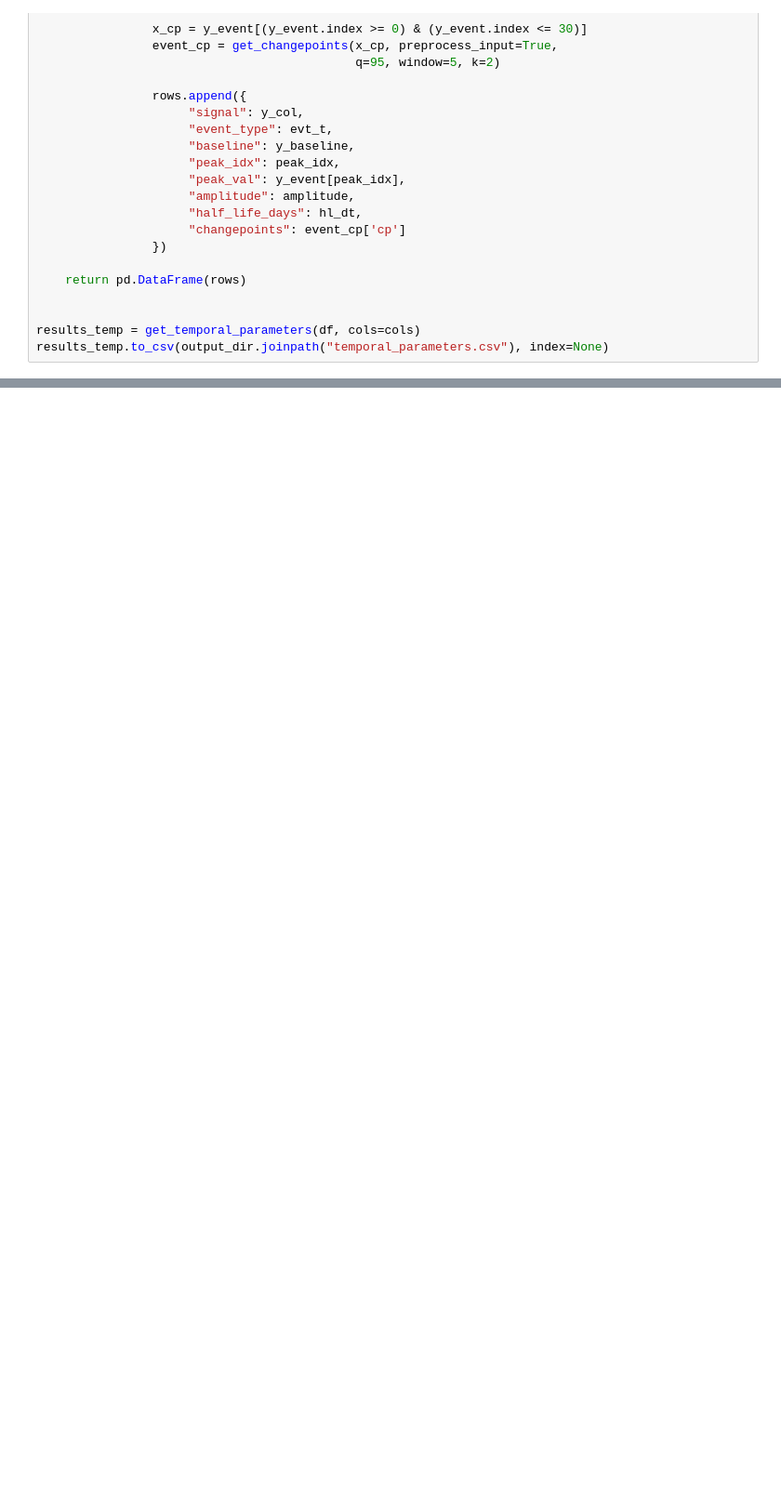
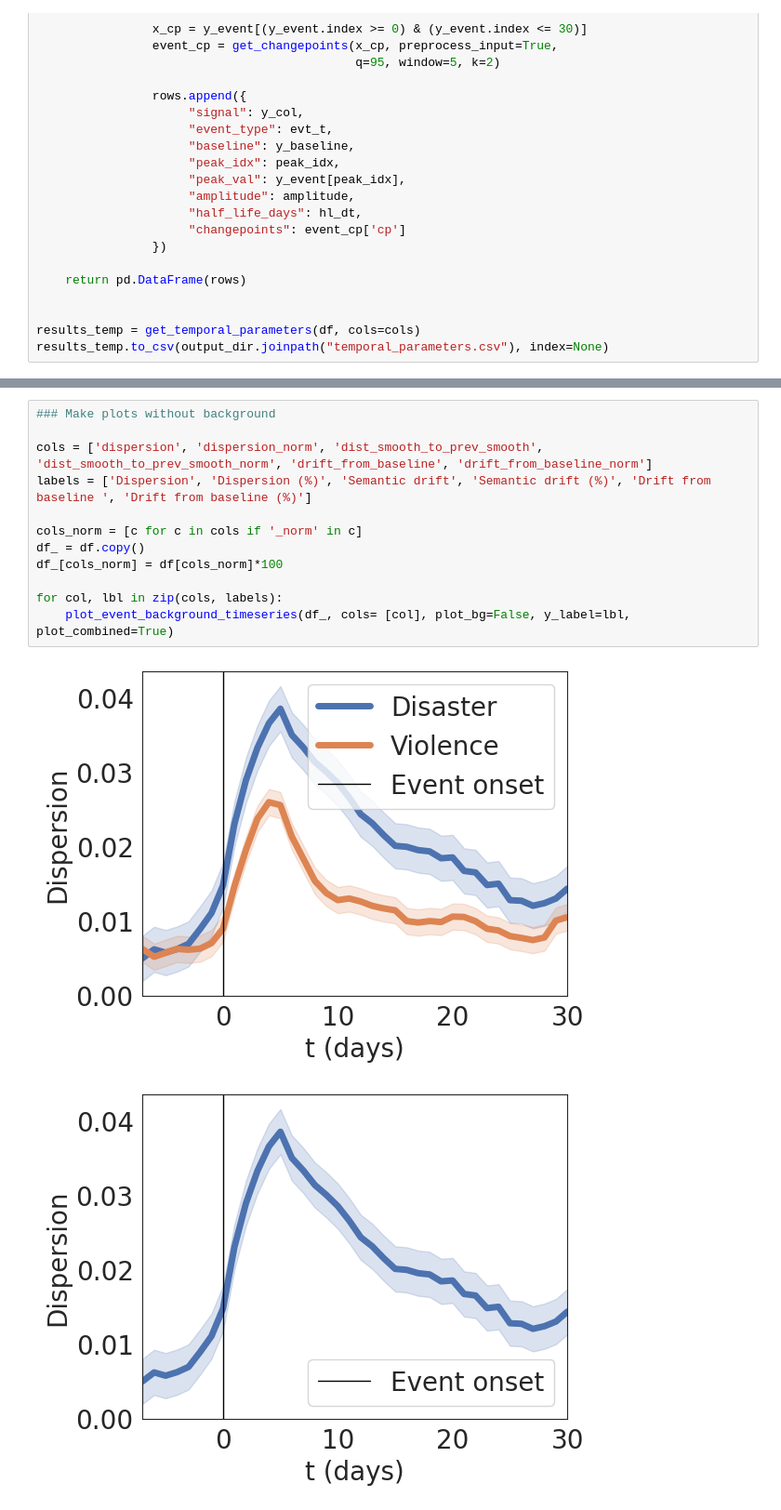
Before and after one commit to elugos/HSMS_LUGOS, a Jupyter notebook: temporal_analysis_daily.ipynb, the cells around one changed output, grey strips where cells are left out. Shown at 93% size. Cells and saved outputs as stored; diff of their text form; blank space fills up the shorter version.

```diff
--- a/temporal_analysis_daily.ipynb
+++ b/temporal_analysis_daily.ipynb
@@ -369,0 +390,15 @@ plt.savefig(output_dir.joinpath(f"buffaloshooting_vol.pdf"))
+# %%
+### Make plots without background
+
+cols = ['dispersion', 'dispersion_norm', 'dist_smooth_to_prev_smooth', 'dist_smooth_to_prev_smooth_norm', 'drift_from_baseline', 'drift_from_baseline_norm']
+labels = ['Dispersion', 'Dispersion (%)', 'Semantic drift', 'Semantic drift (%)', 'Drift from baseline ', 'Drift from baseline (%)']
+
+cols_norm = [c for c in cols if '_norm' in c]
+df_ = df.copy()
+df_[cols_norm] = df[cols_norm]*100
+
+for col, lbl in zip(cols, labels):
+    plot_event_background_timeseries(df_, cols= [col], plot_bg=False, y_label=lbl, plot_combined=True)
+# %% [output]
+[figure, added]
+[figure, added]
```
Also changed, not shown: parts of 6 cells of this notebook.
